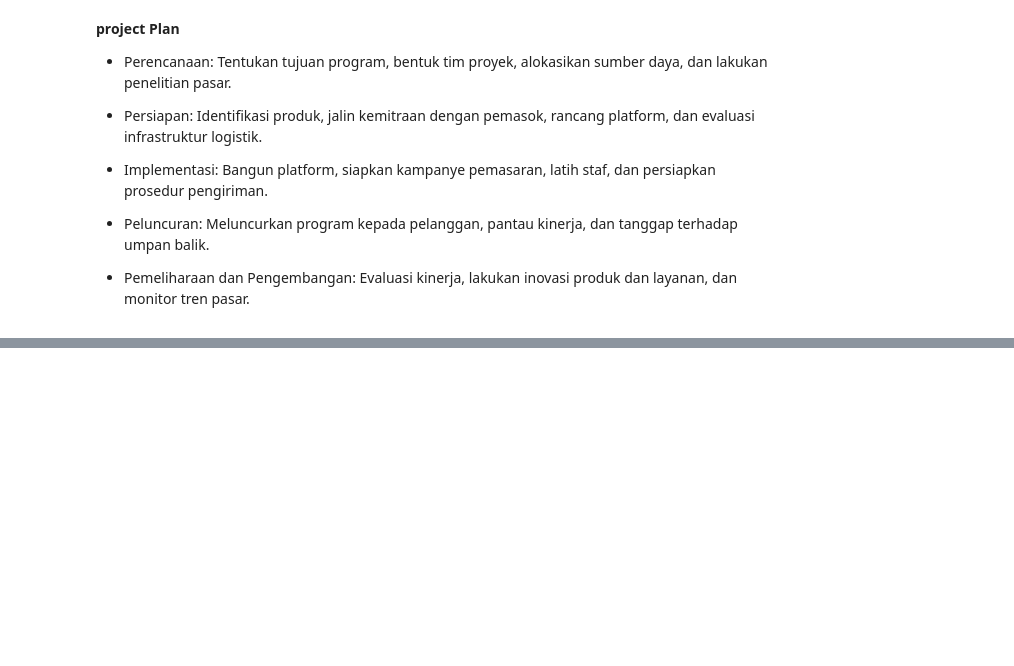
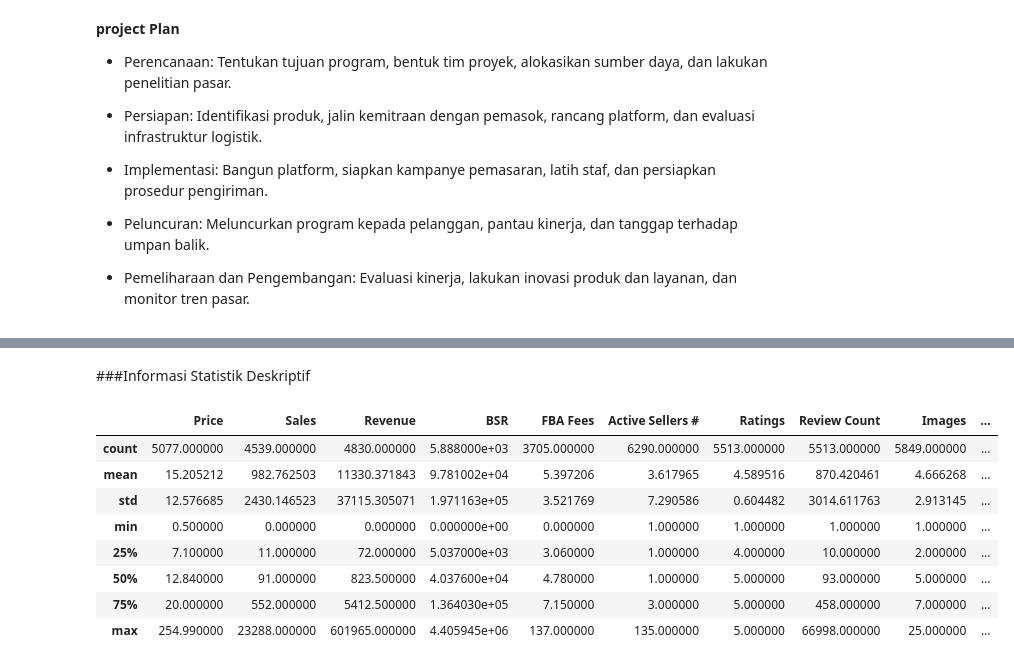
Before and after one commit to raffithoriq/tugas-Data-Mining-, a Jupyter notebook: Tugas_1_Data_Mining.ipynb, the cells around one changed output, grey strips where cells are left out. Cells and saved outputs as stored; diff of their text form; code cells hidden in the pictures; blank space fills up the shorter version.

```diff
--- a/Tugas_1_Data_Mining.ipynb
+++ b/Tugas_1_Data_Mining.ipynb
@@ -63,0 +175,14 @@
+# %% [markdown]
+###Informasi Statistik Deskriptif
+# %%
+df_file.describe()
+# %% [output]
+|  | Price | Sales | Revenue | BSR | FBA Fees | Active Sellers # | Ratings | Review Count | Images | ... |
+| count | 5077.000000 | 4539.000000 | 4830.000000 | 5.888000e+03 | 3705.000000 | 6290.000000 | 5513.000000 | 5513.000000 | 5849.000000 | ... |
+| mean | 15.205212 | 982.762503 | 11330.371843 | 9.781002e+04 | 5.397206 | 3.617965 | 4.589516 | 870.420461 | 4.666268 | ... |
+| std | 12.576685 | 2430.146523 | 37115.305071 | 1.971163e+05 | 3.521769 | 7.290586 | 0.604482 | 3014.611763 | 2.913145 | ... |
+| min | 0.500000 | 0.000000 | 0.000000 | 0.000000e+00 | 0.000000 | 1.000000 | 1.000000 | 1.000000 | 1.000000 | ... |
+| 25% | 7.100000 | 11.000000 | 72.000000 | 5.037000e+03 | 3.060000 | 1.000000 | 4.000000 | 10.000000 | 2.000000 | ... |
+| 50% | 12.840000 | 91.000000 | 823.500000 | 4.037600e+04 | 4.780000 | 1.000000 | 5.000000 | 93.000000 | 5.000000 | ... |
+| 75% | 20.000000 | 552.000000 | 5412.500000 | 1.364030e+05 | 7.150000 | 3.000000 | 5.000000 | 458.000000 | 7.000000 | ... |
+| max | 254.990000 | 23288.000000 | 601965.000000 | 4.405945e+06 | 137.000000 | 135.000000 | 5.000000 | 66998.000000 | 25.000000 | ... |
```
Also changed, not shown: parts of 34 cells of this notebook.
